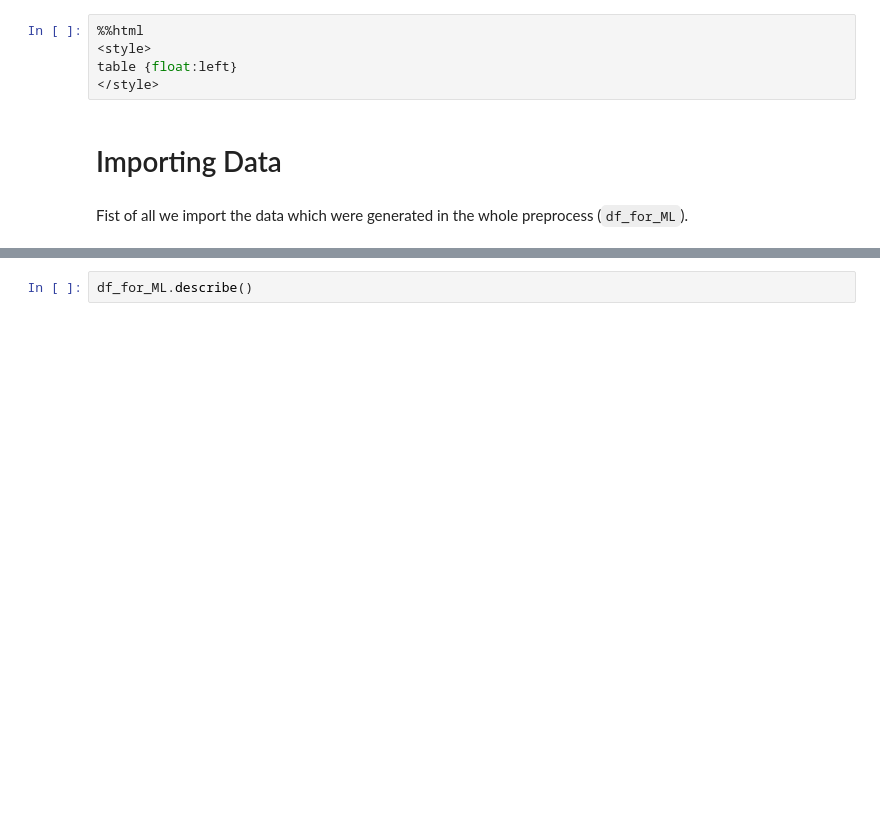
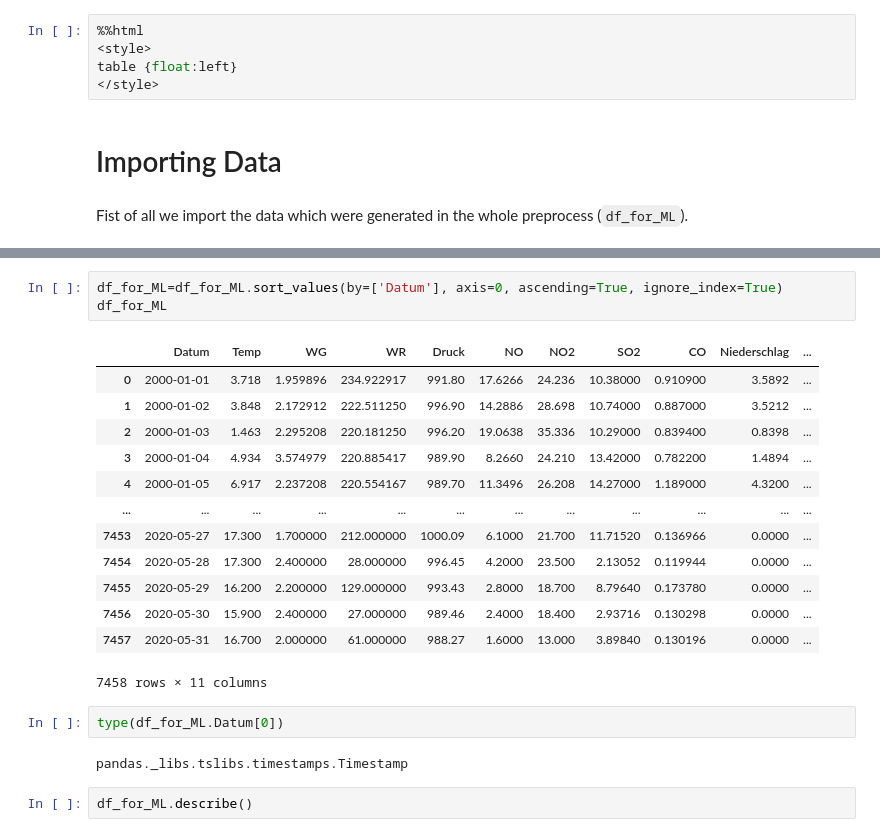
Before and after one commit to SvetiB/AirQualityStuttgart, a Jupyter notebook: AirQualityStuttgartModelingSveti.ipynb, the cells around one changed output, grey strips where cells are left out. Cells and saved outputs as stored; diff of their text form; blank space fills up the shorter version.

```diff
--- a/AirQualityStuttgartModelingSveti.ipynb
+++ b/AirQualityStuttgartModelingSveti.ipynb
@@ -31,3 +58,24 @@ df_for_ML.head()
+# %%
+df_for_ML=df_for_ML.sort_values(by=['Datum'], axis=0, ascending=True, ignore_index=True)
+df_for_ML
+# %% [output]
+|  | Datum | Temp | WG | WR | Druck | NO | NO2 | SO2 | CO | Niederschlag | ... |
+| 0 | 2000-01-01 | 3.718 | 1.959896 | 234.922917 | 991.80 | 17.6266 | 24.236 | 10.38000 | 0.910900 | 3.5892 | ... |
+| 1 | 2000-01-02 | 3.848 | 2.172912 | 222.511250 | 996.90 | 14.2886 | 28.698 | 10.74000 | 0.887000 | 3.5212 | ... |
+| 2 | 2000-01-03 | 1.463 | 2.295208 | 220.181250 | 996.20 | 19.0638 | 35.336 | 10.29000 | 0.839400 | 0.8398 | ... |
+| 3 | 2000-01-04 | 4.934 | 3.574979 | 220.885417 | 989.90 | 8.2660 | 24.210 | 13.42000 | 0.782200 | 1.4894 | ... |
+| 4 | 2000-01-05 | 6.917 | 2.237208 | 220.554167 | 989.70 | 11.3496 | 26.208 | 14.27000 | 1.189000 | 4.3200 | ... |
+| ... | ... | ... | ... | ... | ... | ... | ... | ... | ... | ... | ... |
+| 7453 | 2020-05-27 | 17.300 | 1.700000 | 212.000000 | 1000.09 | 6.1000 | 21.700 | 11.71520 | 0.136966 | 0.0000 | ... |
+| 7454 | 2020-05-28 | 17.300 | 2.400000 | 28.000000 | 996.45 | 4.2000 | 23.500 | 2.13052 | 0.119944 | 0.0000 | ... |
+| 7455 | 2020-05-29 | 16.200 | 2.200000 | 129.000000 | 993.43 | 2.8000 | 18.700 | 8.79640 | 0.173780 | 0.0000 | ... |
+| 7456 | 2020-05-30 | 15.900 | 2.400000 | 27.000000 | 989.46 | 2.4000 | 18.400 | 2.93716 | 0.130298 | 0.0000 | ... |
+| 7457 | 2020-05-31 | 16.700 | 2.000000 | 61.000000 | 988.27 | 1.6000 | 13.000 | 3.89840 | 0.130196 | 0.0000 | ... |
+7458 rows × 11 columns
+# %%
+type(df_for_ML.Datum[0])
+# %% [output]
+pandas._libs.tslibs.timestamps.Timestamp
 # %%
 df_for_ML.describe()
 # %% [output]
```
Also changed, not shown: parts of 48 cells of this notebook.
